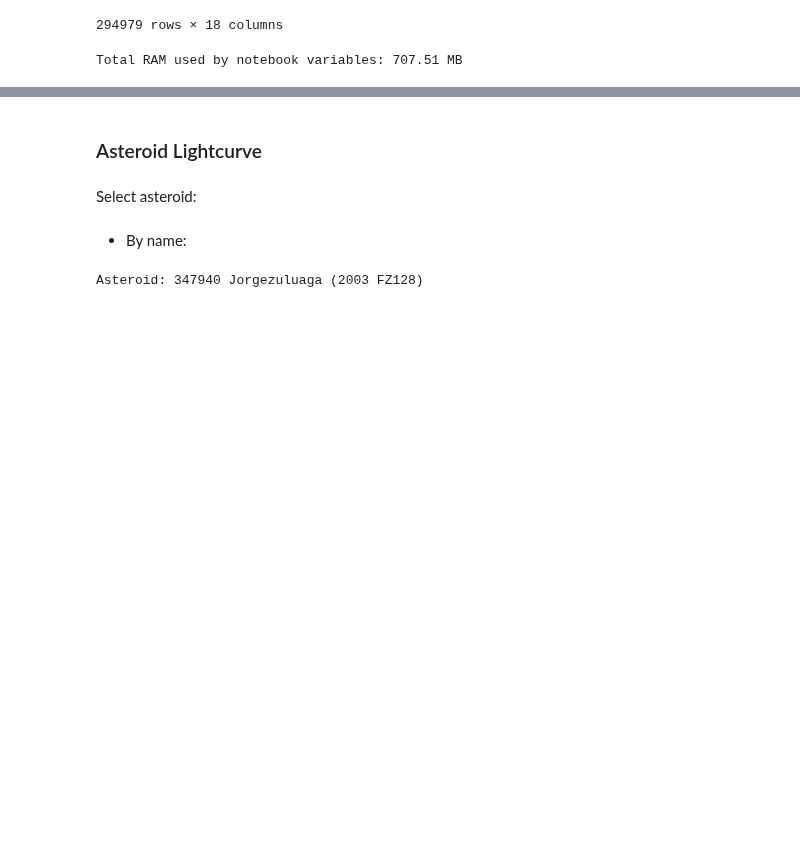
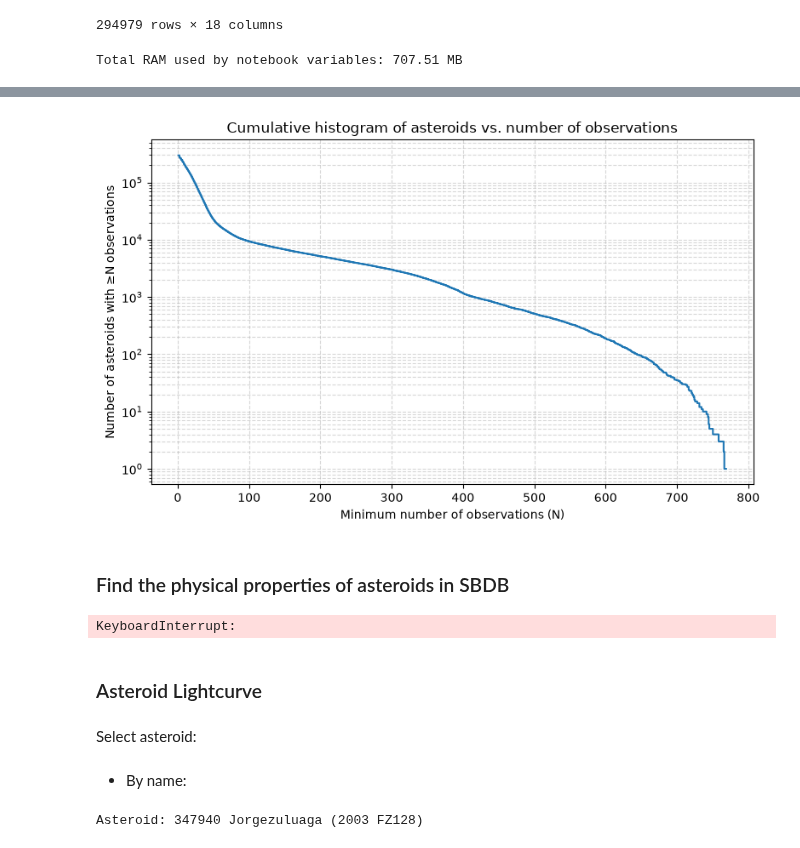
Before and after one commit to JuanitaAgudelo/MVROC, a Jupyter notebook: zuluaga_dev/search_spectra_rotation_orbit.ipynb, the cells around one changed output, grey strips where cells are left out. Drawn from its saved outputs; the diff is of its cells as text; code cells hidden in the pictures; blank space fills up the shorter version.

```diff
--- a/zuluaga_dev/search_spectra_rotation_orbit.ipynb
+++ b/zuluaga_dev/search_spectra_rotation_orbit.ipynb
@@ -198,3 +198,7 @@ df_elems
 total_sizeof_globals()
 # %% [output]
 Total RAM used by notebook variables: 707.51 MB
+# %%
+# Contar el número de observaciones por provid en la lista 'provids'
+df_obs = df_set[df_set['provid'].isin(provids)].groupby('provid').size().reset_index(name='n_obs').sort_values(by='n_obs', ascending=False)
+df_obs
@@ -201,3 +219,59 @@ Total RAM used by notebook variables: 707.51 MB
+# %%
+import matplotlib.pyplot as plt
+import numpy as np
+
+# Cumulative histogram of the number of asteroids with more than N observations
+n_obs_values = df_obs['n_obs'].sort_values()
+N = np.arange(1, n_obs_values.max() + 1)
+cumulative = [(n_obs_values >= n).sum() for n in N]
+
+plt.figure(figsize=(8, 5))
+plt.step(N, cumulative, where='mid')
+plt.xlabel('Minimum number of observations (N)')
+plt.ylabel('Number of asteroids with ≥N observations')
+plt.title('Cumulative histogram of asteroids vs. number of observations')
+plt.yscale('log')
+plt.grid(True, which='both', ls='--', alpha=0.5)
+plt.savefig(fig_dir + 'histogram_cumulative_nobs_asteroids.png', dpi=300)
+plt.tight_layout()
+plt.show()
+# %% [output]
+[figure, added]
+# %% [markdown]
+### Find the physical properties of asteroids in SBDB
+# %%
+from astroquery.jplsbdb import SBDB
+from tqdm import tqdm
+
+# Crear listas para almacenar los resultados
+sbdb_results = []
+
+# Iterar sobre cada provid en df_obs
+for provid in tqdm(df_obs['provid']):
+    # Consultar información usando SBDB
+    try:
+        obj = SBDB.query(provid)
+        data = obj.get('phys_par', {})
+        # Extraer parámetros según disponibilidad
+        rot_period = data.get('rot_per', None)
+        diameter = data.get('diameter', None)
+        H = data.get('H', None)
+    except Exception as e:
+        rot_period = None
+        diameter = None
+        H = None
+    sbdb_results.append({
+        'provid': provid,
+        'rot_period_sbdb': rot_period,
+        'diameter_sbdb': diameter,
+        'H_sbdb': H,
+    })
+
+# Crear DataFrame con los resultados
+df_sbdb = pd.DataFrame(sbdb_results)
+df_sbdb
+# %% [output]
+KeyboardInterrupt:
 # %% [markdown]
 ### Asteroid Lightcurve
 # %% [markdown]
```
Also changed, not shown: parts of 1 cell of this notebook, 2 other files.
